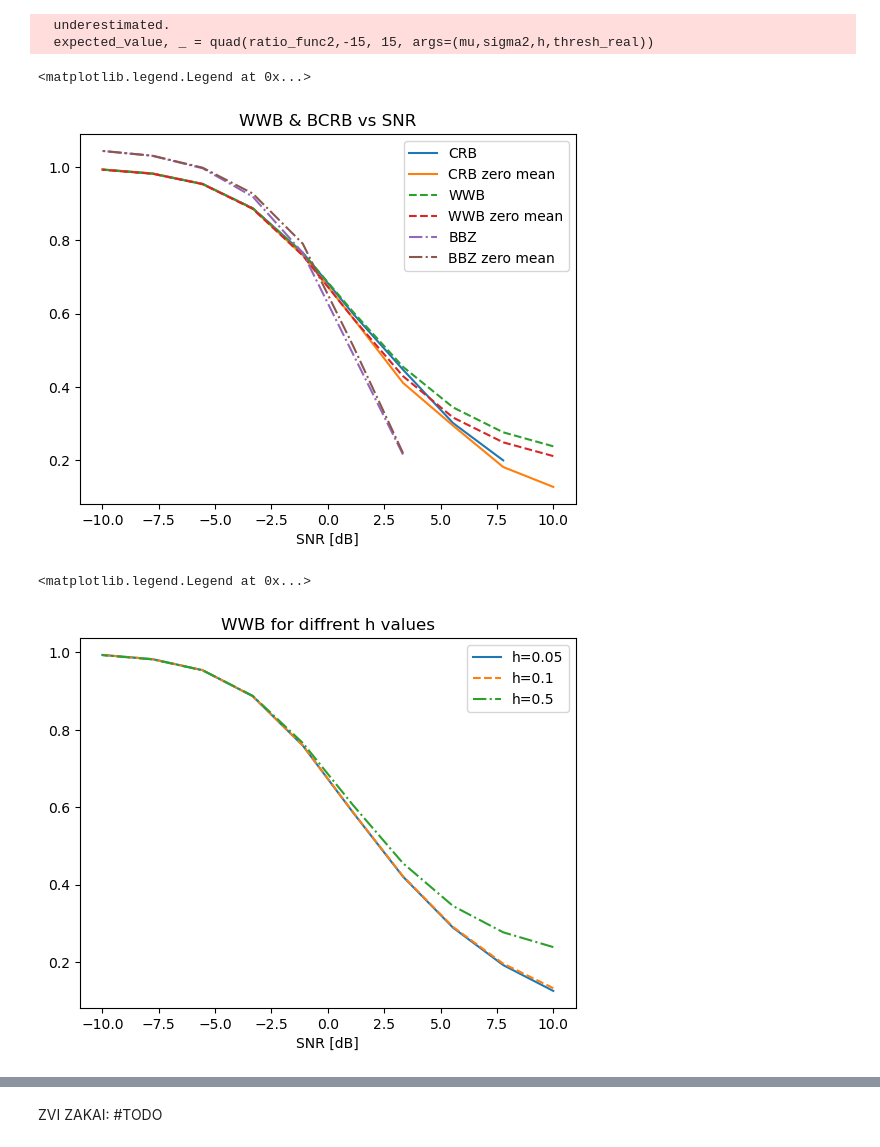
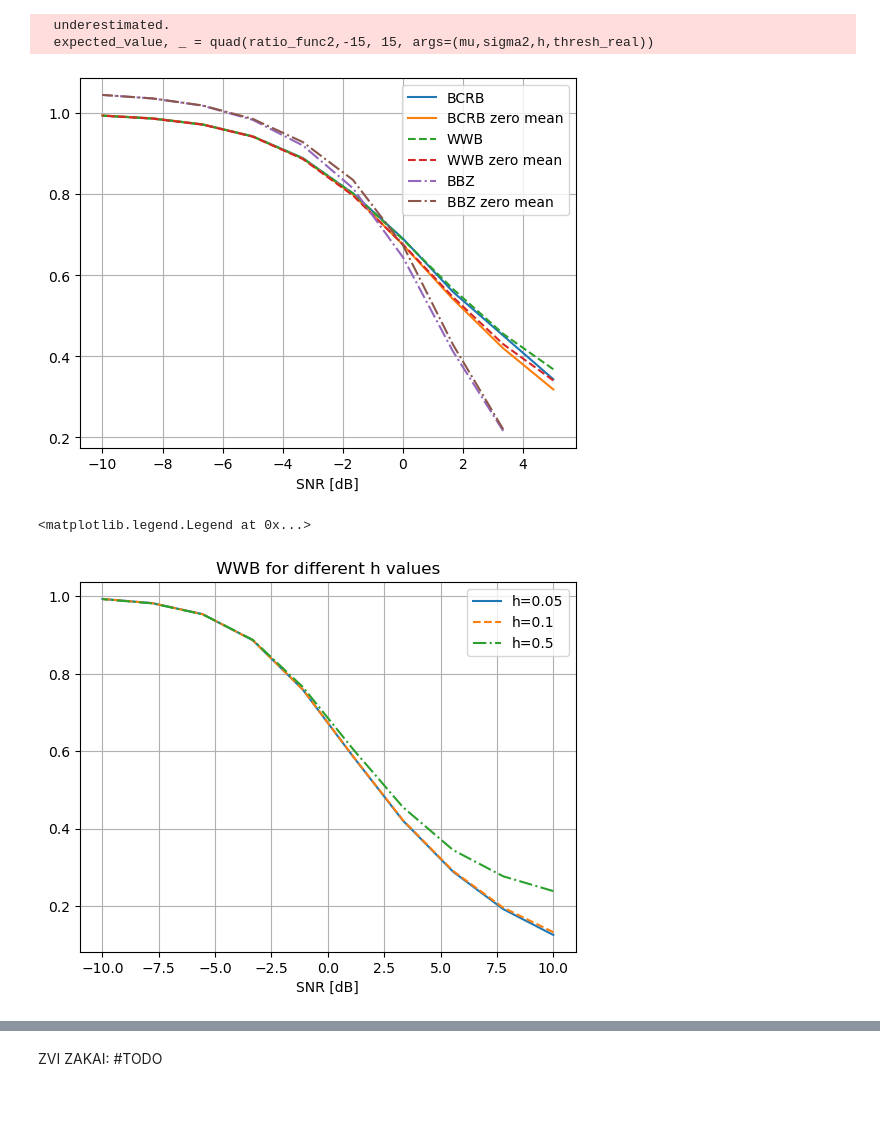
Before and after one commit to mazyaniv/Channel_Estimation, a Jupyter notebook: BOUNDS.ipynb, the cells around one changed output, grey strips where cells are left out. Cells and saved outputs as stored; diff of their text form; code cells hidden in the pictures; blank space fills up the shorter version.

```diff
--- a/BOUNDS.ipynb
+++ b/BOUNDS.ipynb
@@ -99,33 +99,32 @@ def BBZ(mu,sigma,h,thresh_real=0):
 #     E = np.mean(E, 0)
 #     return pow(h,2)/E
 # %%
-sigma_space_new = np.logspace(-1,1,10)
 s= 0.5
 h= 0.5
 mu1=h
 h2 = 1.5
-sigma_space_new = np.logspace(-1, 1, 10)
+sigma_space_new = np.logspace(-0.5, 1, 10)
 CRB1 = [CRB(mu1,sigma_space_new[i]) for i in range(len(sigma_space_new))]
 CRB2 = [CRB(0,sigma_space_new[i]) for i in range(len(sigma_space_new))]
 WWS1 = [WWS(mu1,sigma_space_new[i],s,h) for i in range(len(sigma_space_new))]
 WWS2 = [WWS(0,sigma_space_new[i],s,h) for i in range(len(sigma_space_new))]
 BBZ1 = [BBZ(mu1,sigma_space_new[i],h2) for i in range(len(sigma_space_new))]
 BBZ2 = [BBZ(0,sigma_space_new[i],h2) for i in range(len(sigma_space_new))]
 plt.figure()
-plt.plot(10*np.log10(1/sigma_space_new), CRB1, label = "CRB")
-plt.plot(10*np.log10(1/sigma_space_new), CRB2, label = "CRB zero mean")
+plt.plot(10*np.log10(1/sigma_space_new), CRB1, label = "BCRB")
+plt.plot(10*np.log10(1/sigma_space_new), CRB2, label = "BCRB zero mean")
 plt.plot(10*np.log10(1/sigma_space_new), WWS1, linestyle = "--", label = "WWB")
 plt.plot(10*np.log10(1/sigma_space_new), WWS2, linestyle = "--", label = "WWB zero mean")
 plt.plot(10*np.log10(1/sigma_space_new), BBZ1, linestyle = "-.", label = "BBZ")
 plt.plot(10*np.log10(1/sigma_space_new), BBZ2, linestyle = "-.", label = "BBZ zero mean")
-plt.title("WWB & BCRB vs SNR")
+# plt.title("WWB & BCRB vs SNR")
 plt.xlabel("SNR [dB]")
 plt.legend()
+plt.grid()
 # %% [output]
   underestimated.
   expected_value, _ = quad(ratio_func2,-15, 15, args=(mu,sigma2,h,thresh_real))
-<matplotlib.legend.Legend at 0x...>
-[figure, old version]
+[figure, new version]
 # %%
 sigma_space_new = np.logspace(-1,1,10)
 h= [0.05,0.1,0.5]
@@ -140,10 +139,11 @@ plt.plot(10*np.log10(1/sigma_space_new), WWS1, linestyle = "-", label = f"h={h[0
 plt.plot(10*np.log10(1/sigma_space_new), WWS2, linestyle = "--", label = f"h={h[1]}")
 plt.plot(10*np.log10(1/sigma_space_new), WWS3, linestyle = "-.", label = f"h={h[2]}")
 
-plt.title("WWB for diffrent h values")
+plt.title("WWB for different h values")
 plt.xlabel("SNR [dB]")
+plt.grid()
 plt.legend()
 # %% [output]
 <matplotlib.legend.Legend at 0x...>
-[figure, old version]
+[figure, new version]
 # %%
```
Also changed, not shown: parts of 2 cells of this notebook, 1 other file.
